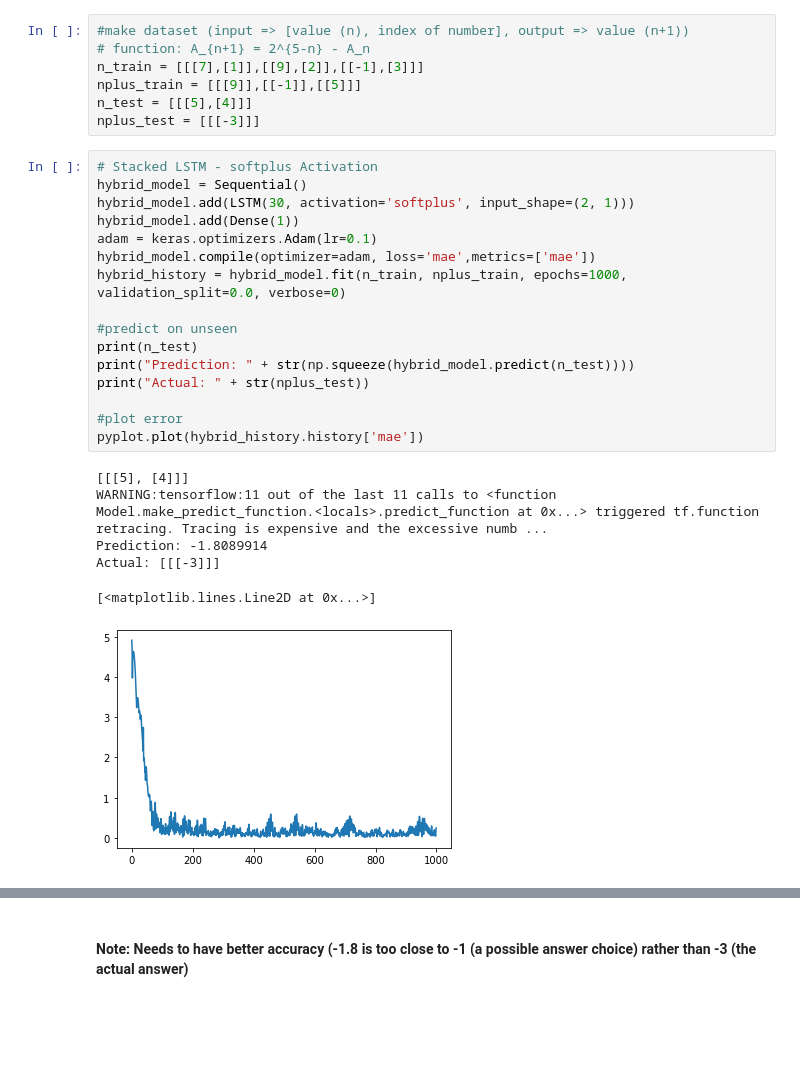
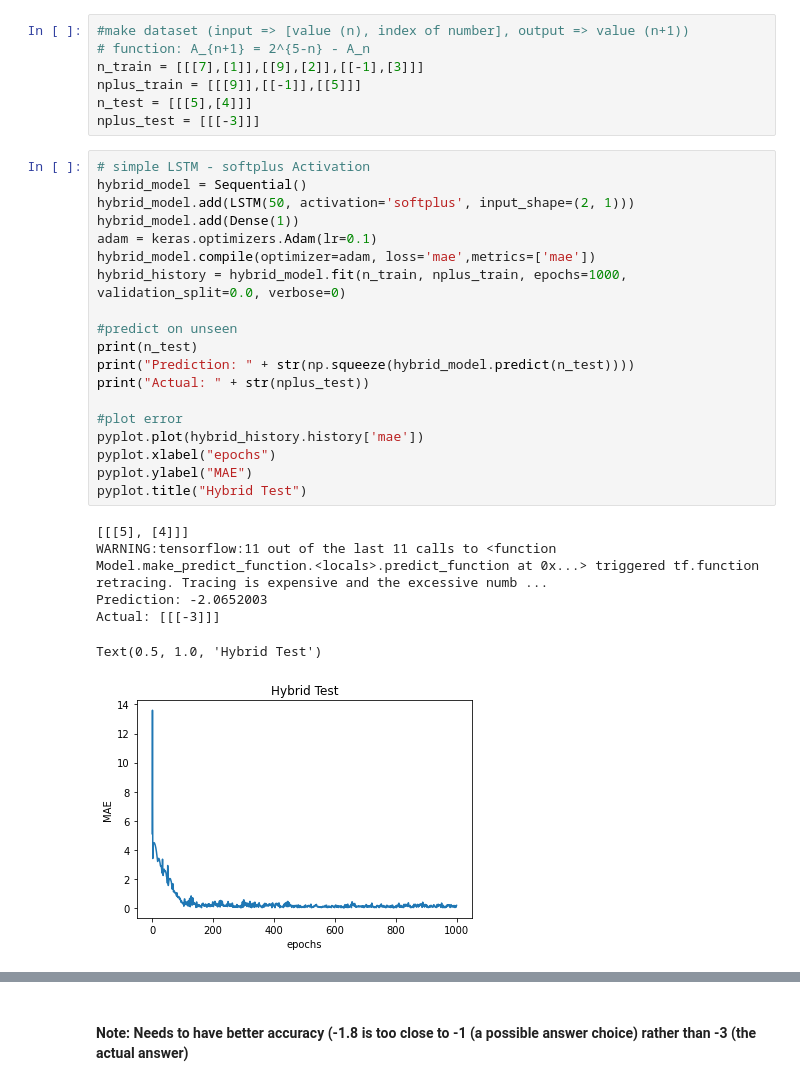
Before and after one commit to MasterMilkX/iqtest_seqbot, a Jupyter notebook: test_rnn.ipynb, the cells around one changed output, grey strips where cells are left out. Drawn from its saved outputs; the diff is of its cells as text; blank space fills up the shorter version.

```diff
--- a/test_rnn.ipynb
+++ b/test_rnn.ipynb
@@ -635,25 +677,28 @@ nplus_train = [[[9]],[[-1]],[[5]]]
 n_test = [[[5],[4]]]
 nplus_test = [[[-3]]]
 # %%
-# Stacked LSTM - softplus Activation
+# simple LSTM - softplus Activation
 hybrid_model = Sequential()
-hybrid_model.add(LSTM(30, activation='softplus', input_shape=(2, 1)))
+hybrid_model.add(LSTM(50, activation='softplus', input_shape=(2, 1)))
 hybrid_model.add(Dense(1))
 adam = keras.optimizers.Adam(lr=0.1)
 hybrid_model.compile(optimizer=adam, loss='mae',metrics=['mae'])
 hybrid_history = hybrid_model.fit(n_train, nplus_train, epochs=1000, validation_split=0.0, verbose=0)
 
 #predict on unseen
 print(n_test)
 print("Prediction: " + str(np.squeeze(hybrid_model.predict(n_test))))
 print("Actual: " + str(nplus_test))
 
 #plot error
 pyplot.plot(hybrid_history.history['mae'])
+pyplot.xlabel("epochs")
+pyplot.ylabel("MAE")
+pyplot.title("Hybrid Test")
 # %% [output]
 [[[5], [4]]]
 WARNING:tensorflow:11 out of the last 11 calls to <function Model.make_predict_function.<locals>.predict_function at 0x...> triggered tf.function retracing. Tracing is expensive and the excessive numb ...
-Prediction: -1.8089914
+Prediction: -2.0652003
 Actual: [[[-3]]]
-[<matplotlib.lines.Line2D at 0x...>]
+Text(0.5, 1.0, 'Hybrid Test')
-[figure, old version]
+[figure, new version]
```
Also changed, not shown: parts of 31 cells of this notebook, 2 other files.
